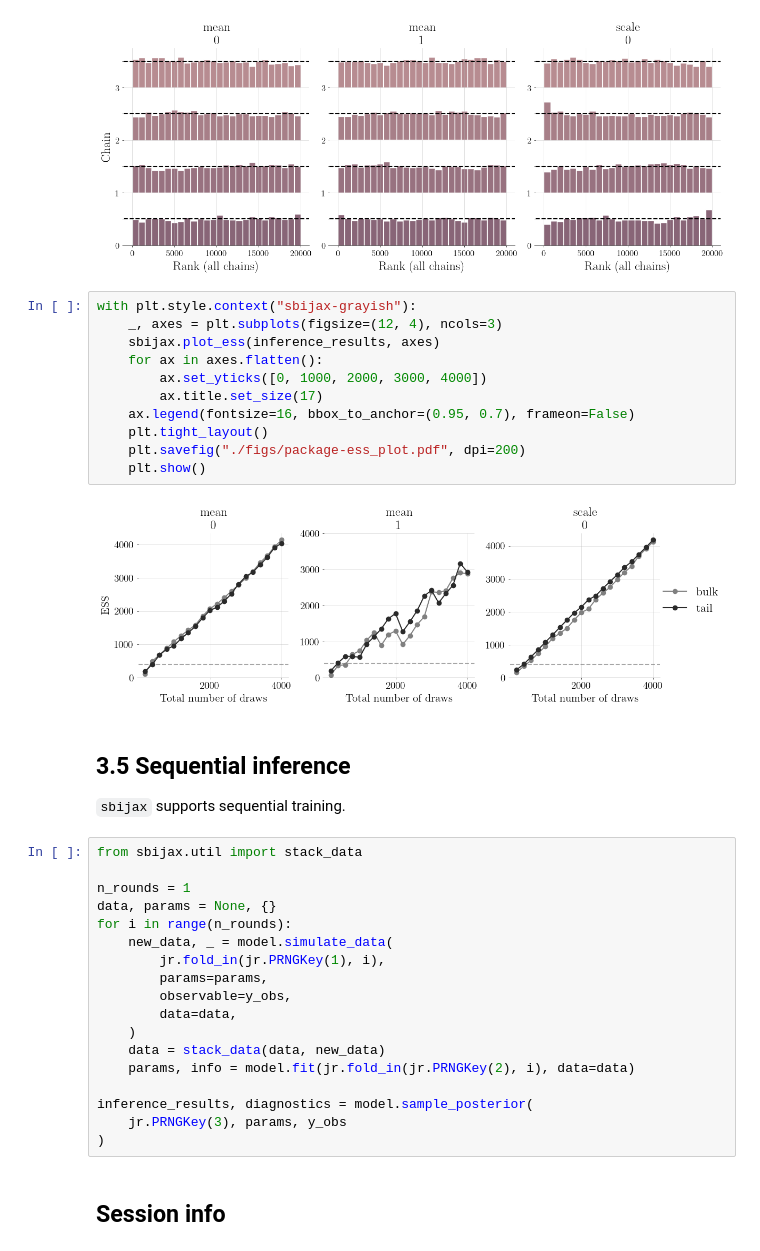
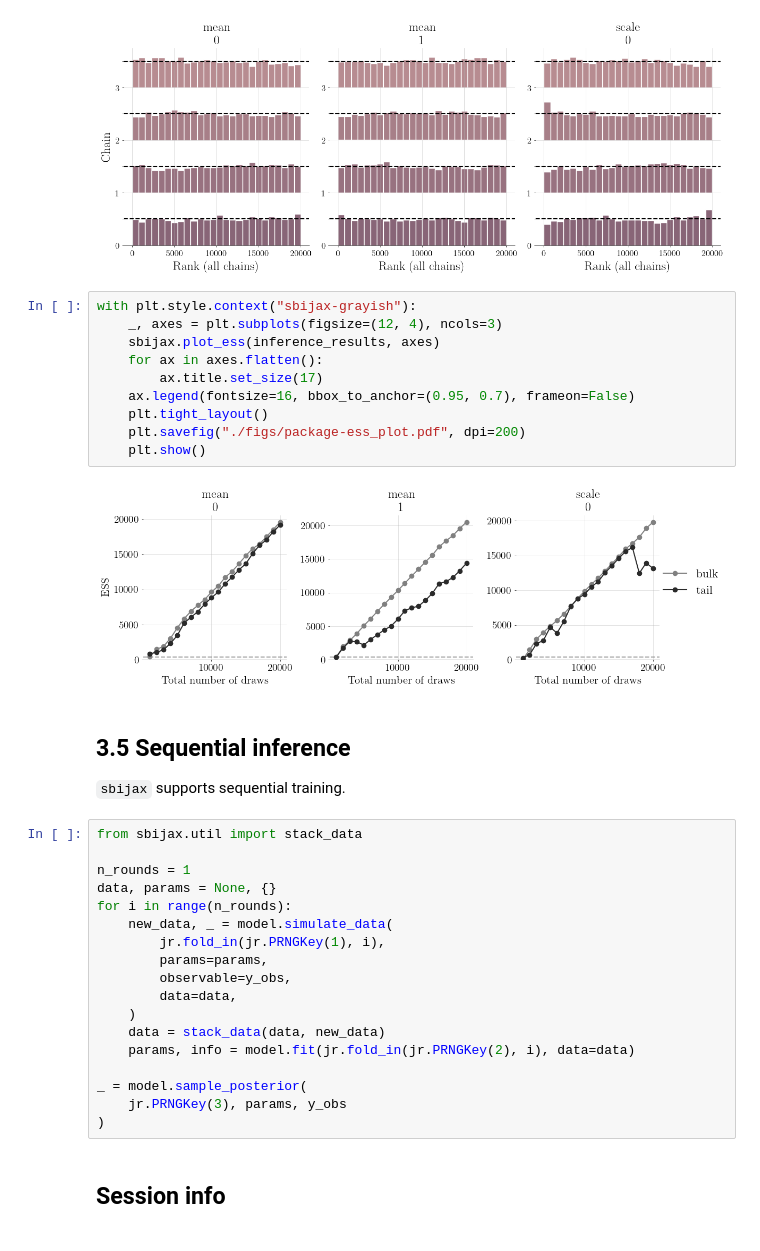
Before and after one commit to dirmeier/sbijax, a Jupyter notebook: manuscript+supplement/experimental_code/chp3-the_sbi_package.ipynb, the cells around one changed output. Saved outputs shown, nothing was run; the diff lists cells and outputs as text.

```diff
--- a/manuscript+supplement/experimental_code/chp3-the_sbi_package.ipynb
+++ b/manuscript+supplement/experimental_code/chp3-the_sbi_package.ipynb
@@ -248,16 +248,15 @@ with sns.color_palette(sns.blend_palette(["#78586f", "#c79999"])):
 # %%
 with plt.style.context("sbijax-grayish"):
     _, axes = plt.subplots(figsize=(12, 4), ncols=3)
     sbijax.plot_ess(inference_results, axes)
     for ax in axes.flatten():
-        ax.set_yticks([0, 1000, 2000, 3000, 4000])
         ax.title.set_size(17)
     ax.legend(fontsize=16, bbox_to_anchor=(0.95, 0.7), frameon=False)
     plt.tight_layout()
     plt.savefig("./figs/package-ess_plot.pdf", dpi=200)
     plt.show()
 # %% [output]
-[figure, old version]
+[figure, new version]
 # %% [markdown]
 ## 3.5 Sequential inference
 
@@ -277,7 +276,7 @@ for i in range(n_rounds):
     data = stack_data(data, new_data)
     params, info = model.fit(jr.fold_in(jr.PRNGKey(2), i), data=data)
 
-inference_results, diagnostics = model.sample_posterior(
+_ = model.sample_posterior(
     jr.PRNGKey(3), params, y_obs
 )
 # %% [markdown]
```
Also changed, not shown: parts of 4 cells of this notebook, 14 other files.
